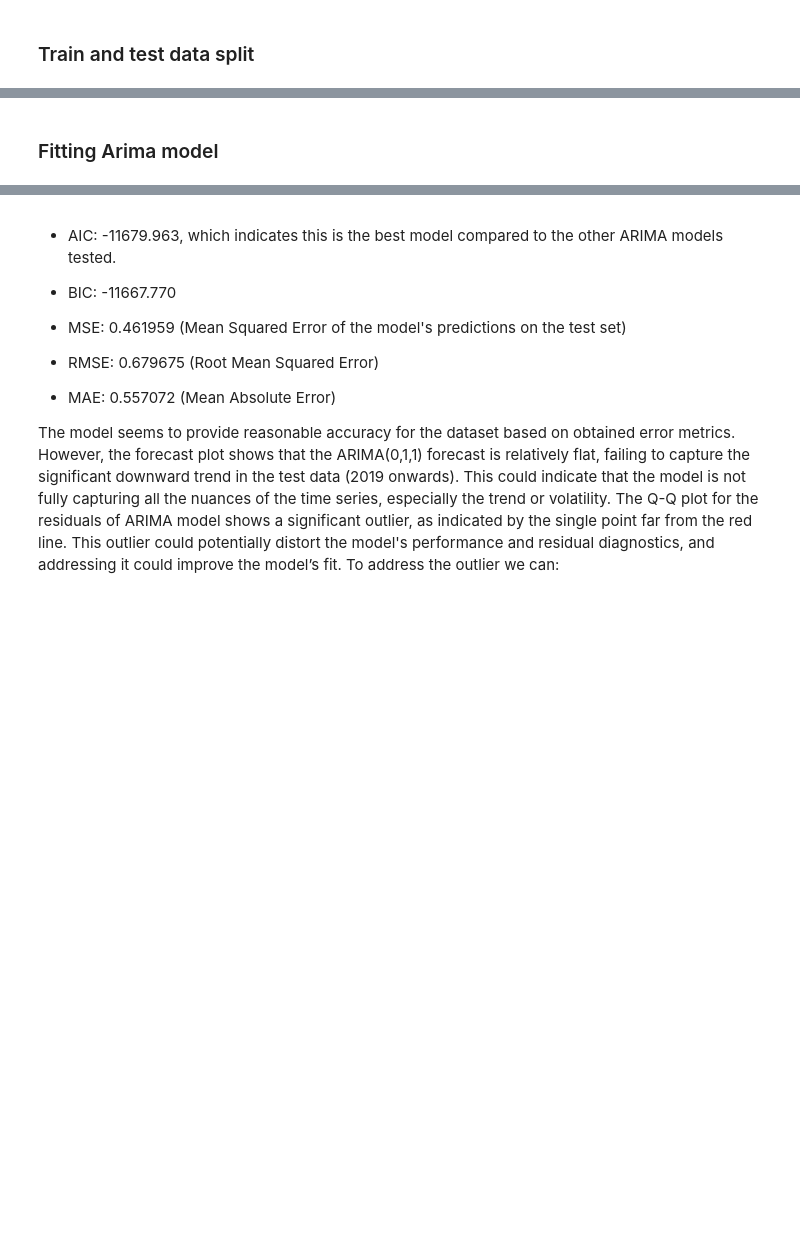
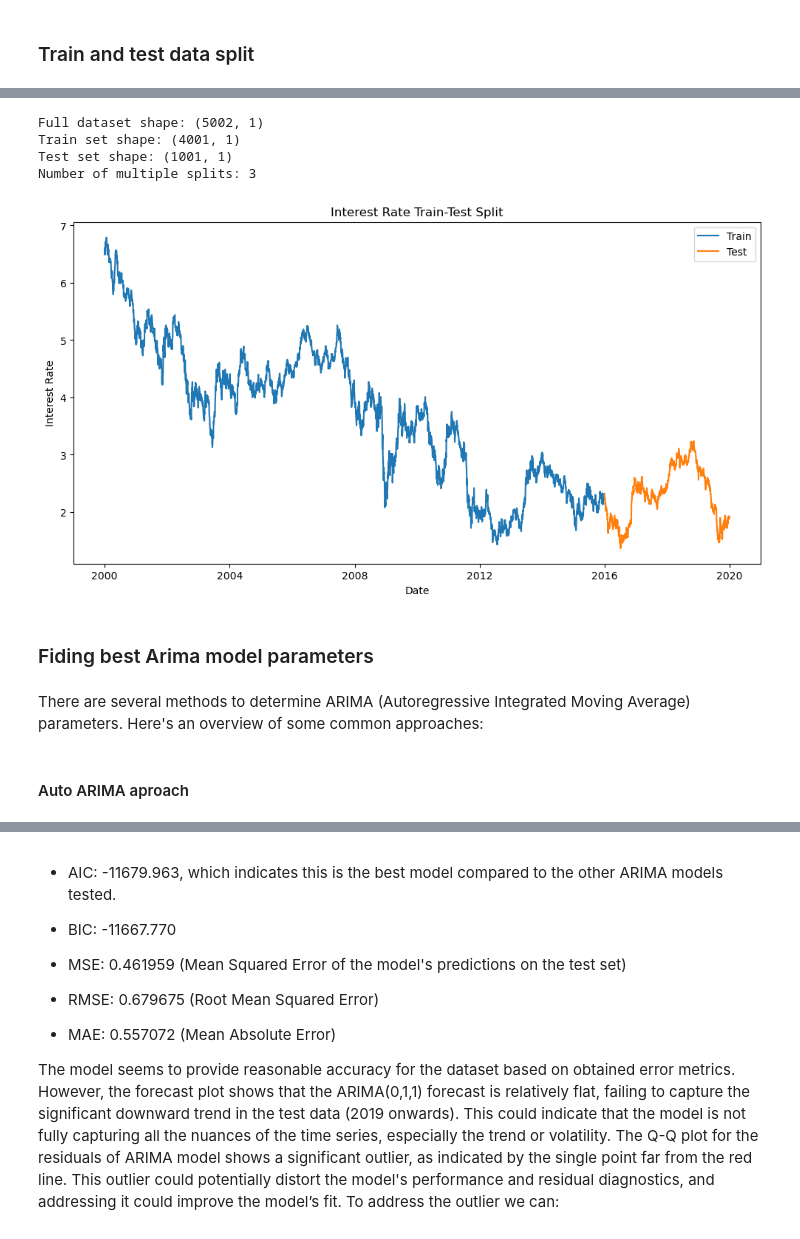
Before and after one commit to baublyte/DGS10-forecasting, a Jupyter notebook: Future loan demand or interest rates.ipynb, the cells around one changed output, grey strips where cells are left out. Saved outputs shown, nothing was run; the diff lists cells and outputs as text; code cells hidden in the pictures; blank space fills up the shorter version.

```diff
--- a/Future loan demand or interest rates.ipynb
+++ b/Future loan demand or interest rates.ipynb
@@ -207,0 +17,8 @@ p-value: 4.39e-24 (which is much less than 0.05). This confirms that the differe
+# %%
+data = pd.read_csv('data.csv')
+
+# Convert the 'Date' column to datetime format
+data['Date'] = pd.to_datetime(data['Date'])
+
+# Display first few rows of the filtered data
+print(data.head())
@@ -250,5 +34,51 @@ Testing data shape: (365, 3)
-# %% [markdown]
-### Fitting Arima model
+# %%
+# Sort the dataframe by date to ensure chronological order
+data = data.sort_values('Date')
+
+# Set the 'Date' column as the index
+data.set_index('Date', inplace=True)
+
+# Define the split point (e.g., use the last 20% of the data for testing)
+split_point = int(len(data) * 0.8)
+
+# Split the data
+train_data = data.iloc[:split_point]
+test_data = data.iloc[split_point:]
+
+# Function to create multiple train-test splits
+def create_multiple_ts_splits(data, n_splits=3, test_size=0.2):
+    splits = []
+    for i in range(n_splits):
+        split_point = int(len(data) * (1 - test_size * (i + 1)))
+        train = data.iloc[:split_point]
+        test = data.iloc[split_point:int(len(data) * (1 - test_size * i))]
+        splits.append((train, test))
+    return splits
+
+# Create multiple splits
+multiple_splits = create_multiple_ts_splits(data)
+
+# Print some information about the splits
+print(f"Full dataset shape: {data.shape}")
+print(f"Train set shape: {train_data.shape}")
+print(f"Test set shape: {test_data.shape}")
+print(f"Number of multiple splits: {len(multiple_splits)}")
+
+# Visualize the split
+plt.figure(figsize=(12, 6))
+plt.plot(train_data.index, train_data['Interest Rate'], label='Train')
+plt.plot(test_data.index, test_data['Interest Rate'], label='Test')
+plt.title('Interest Rate Train-Test Split')
+plt.xlabel('Date')
+plt.ylabel('Interest Rate')
+plt.legend()
+plt.show()
+# %% [output]
+Full dataset shape: (5002, 1)
+Train set shape: (4001, 1)
+Test set shape: (1001, 1)
+Number of multiple splits: 3
+[figure, added]
 # %%
 # Function to evaluate forecasts
 def evaluate_forecasts(actual, forecasts):
@@ -288,3 +118,9 @@ def fit_arima_model(train_data, test_data, order, model_name):
         'RMSE': rmse,
         'MAE': mae
     }
+# %% [markdown]
+### Fiding best Arima model parameters
+# %% [markdown]
+There are several methods to determine ARIMA (Autoregressive Integrated Moving Average) parameters. Here's an overview of some common approaches:
+# %% [markdown]
+#### Auto ARIMA aproach
```
Also changed, not shown: parts of 37 cells of this notebook.
